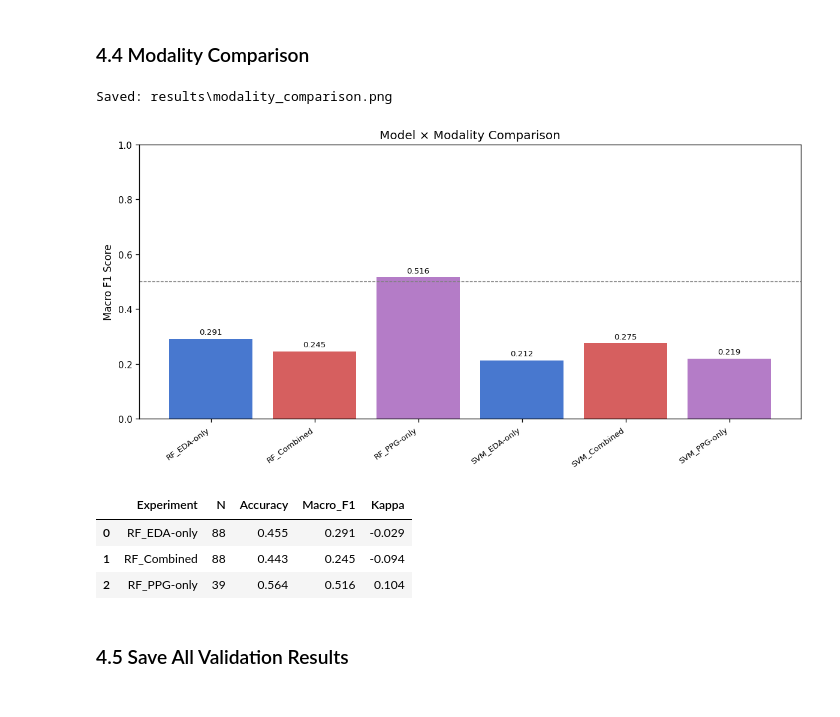
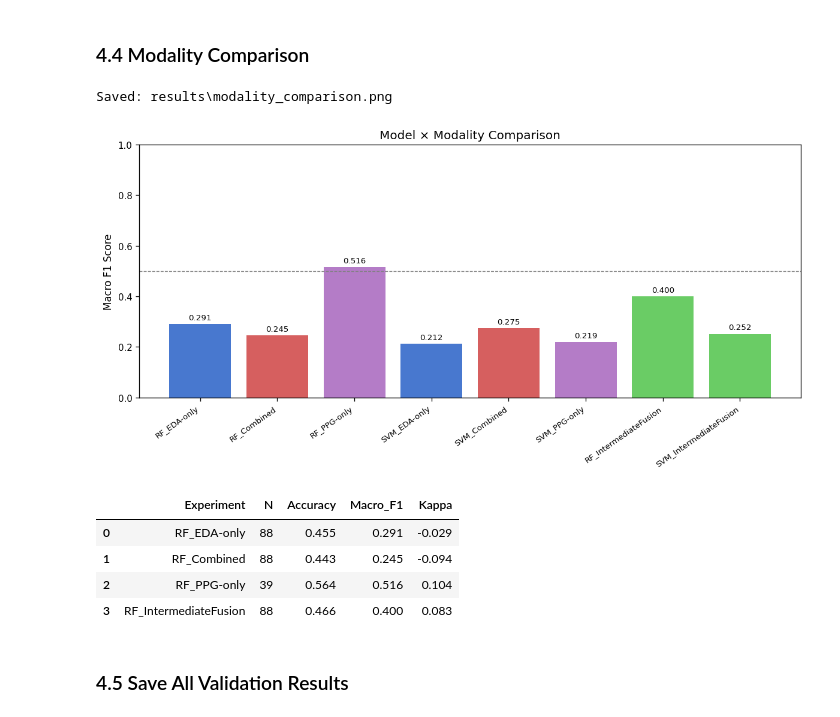
Before and after one commit to panos03/ac-hri_cw, a Jupyter notebook: emotion_recognition_system/04_model_training_and_evaluation.ipynb, the cells around one changed output. Saved outputs shown, nothing was run; the diff lists cells and outputs as text; code cells hidden in the pictures.

Commit message:
Add intermediate fusion (per-modality PCA) experiments alongside existing pipeline

```diff
--- a/emotion_recognition_system/04_model_training_and_evaluation.ipynb
+++ b/emotion_recognition_system/04_model_training_and_evaluation.ipynb
@@ -274,18 +301,19 @@ Top 5 features by permutation importance:
 # %%
 plot_modality_comparison(experiments, RESULTS_DIR)
 plt.show()
 
-fusion_keys = ['RF_EDA-only', 'RF_Combined', 'RF_PPG-only']
+fusion_keys = ['RF_EDA-only', 'RF_Combined', 'RF_PPG-only', 'RF_IntermediateFusion']
 fusion_keys = [k for k in fusion_keys if k in experiments]
 fusion_df = full_metrics_table(experiments, fusion_keys)
 display(fusion_df[['Experiment', 'N', 'Accuracy', 'Macro_F1', 'Kappa']].round(3))
 # %% [output]
 Saved: results\modality_comparison.png
-[figure, old version]
+[figure, new version]
 |  | Experiment | N | Accuracy | Macro_F1 | Kappa |
 | 0 | RF_EDA-only | 88 | 0.455 | 0.291 | -0.029 |
 | 1 | RF_Combined | 88 | 0.443 | 0.245 | -0.094 |
 | 2 | RF_PPG-only | 39 | 0.564 | 0.516 | 0.104 |
+| 3 | RF_IntermediateFusion | 88 | 0.466 | 0.400 | 0.083 |
 # %% [markdown]
 ### 4.5 Save All Validation Results
 # %%
```
Also changed, not shown: parts of 7 cells of this notebook, 4 other files.
